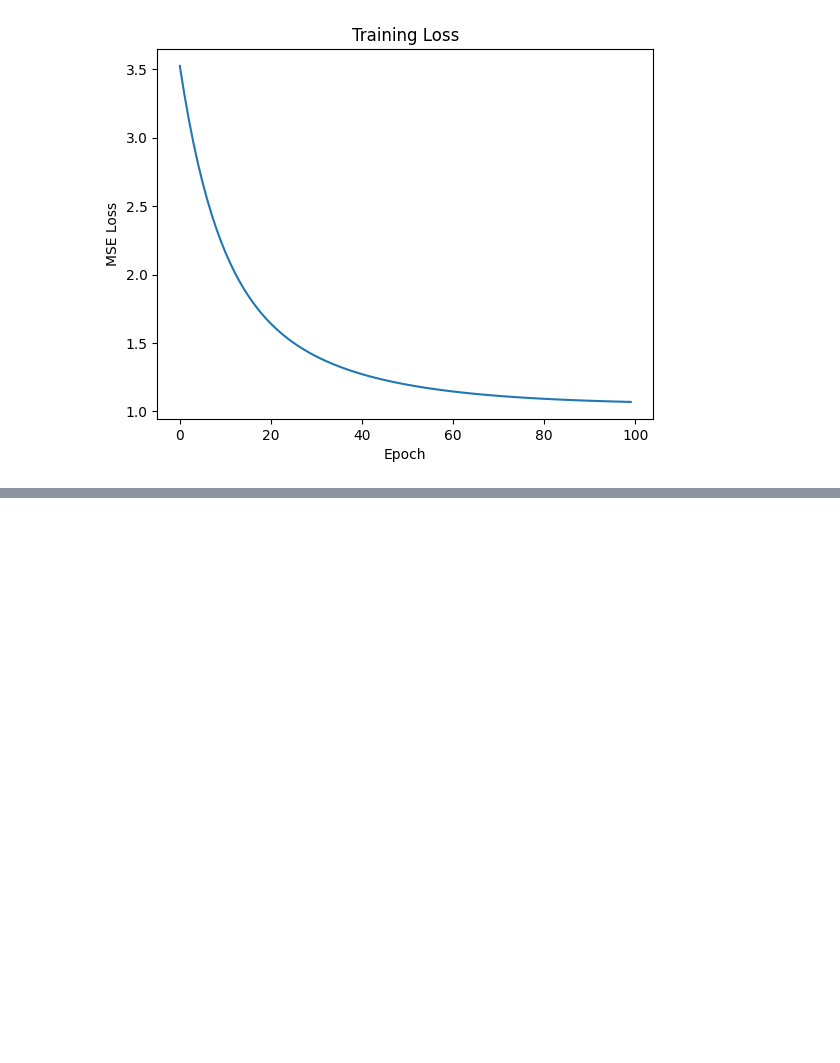
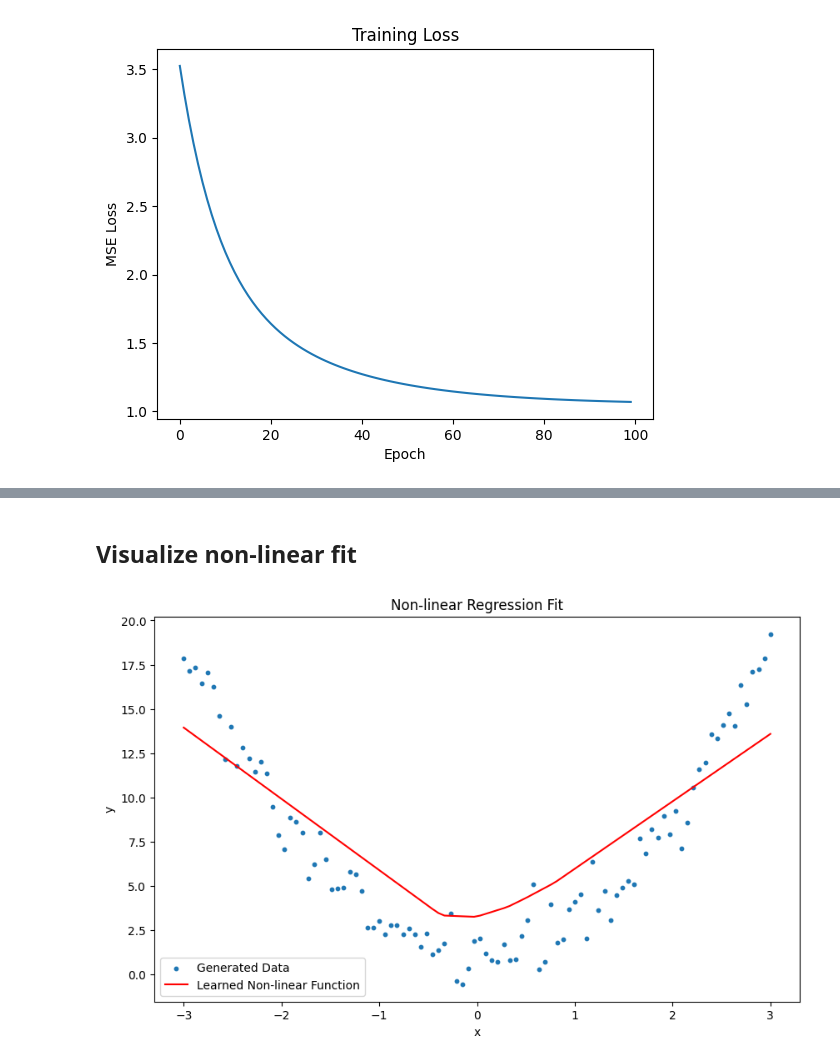
Before and after one commit to pouria1380-creator/Deep_learning_ne, a Jupyter notebook: pouria_deep_learning_note_one.ipynb, the cells around one changed output, grey strips where cells are left out. Drawn from its saved outputs; the diff is of its cells as text; code cells hidden in the pictures; blank space fills up the shorter version.

```diff
--- a/pouria_deep_learning_note_one.ipynb
+++ b/pouria_deep_learning_note_one.ipynb
@@ -231,0 +319,26 @@ plt.show()
+# %%
+torch.manual_seed(0)
+x = torch.linspace(-3, 3, 100).unsqueeze(1)
+y = 2 * x**2 + 1 + torch.randn(x.size())
+
+model_nonlinear = nn.Sequential(
+    nn.Linear(1, 10),
+    nn.ReLU(),
+    nn.Linear(10, 1)
+)
+
+opt_nonlinear = torch.optim.Adam(model_nonlinear.parameters(), lr=0.01)
+loss_function_nonlinear = nn.MSELoss()
+
+for epoch in range(100):
+    y_predicted_nonlinear = model_nonlinear(x)
+    loss_nonlinear = loss_function_nonlinear(y_predicted_nonlinear, y)
+
+    opt_nonlinear.zero_grad()
+    loss_nonlinear.backward()
+    opt_nonlinear.step()
+
+print("Learned parameters for non-linear model:")
+for name, param in model_nonlinear.named_parameters():
+    if param.requires_grad:
+        print(name, param.data)
@@ -231,0 +362,18 @@ plt.show()
+# %% [markdown]
+## Visualize non-linear fit
+# %%
+plt.figure(figsize=(10, 6))
+plt.scatter(x.detach().numpy(), y.detach().numpy(), label='Generated Data', s=10)
+
+with torch.no_grad():
+    y_predicted_nonlinear = model_nonlinear(x)
+
+plt.plot(x.detach().numpy(), y_predicted_nonlinear.detach().numpy(), color='red', label='Learned Non-linear Function')
+
+plt.title("Non-linear Regression Fit")
+plt.xlabel('x')
+plt.ylabel('y')
+plt.legend()
+plt.show()
+# %% [output]
+[figure, added]
```
Also changed, not shown: parts of 9 cells of this notebook.
